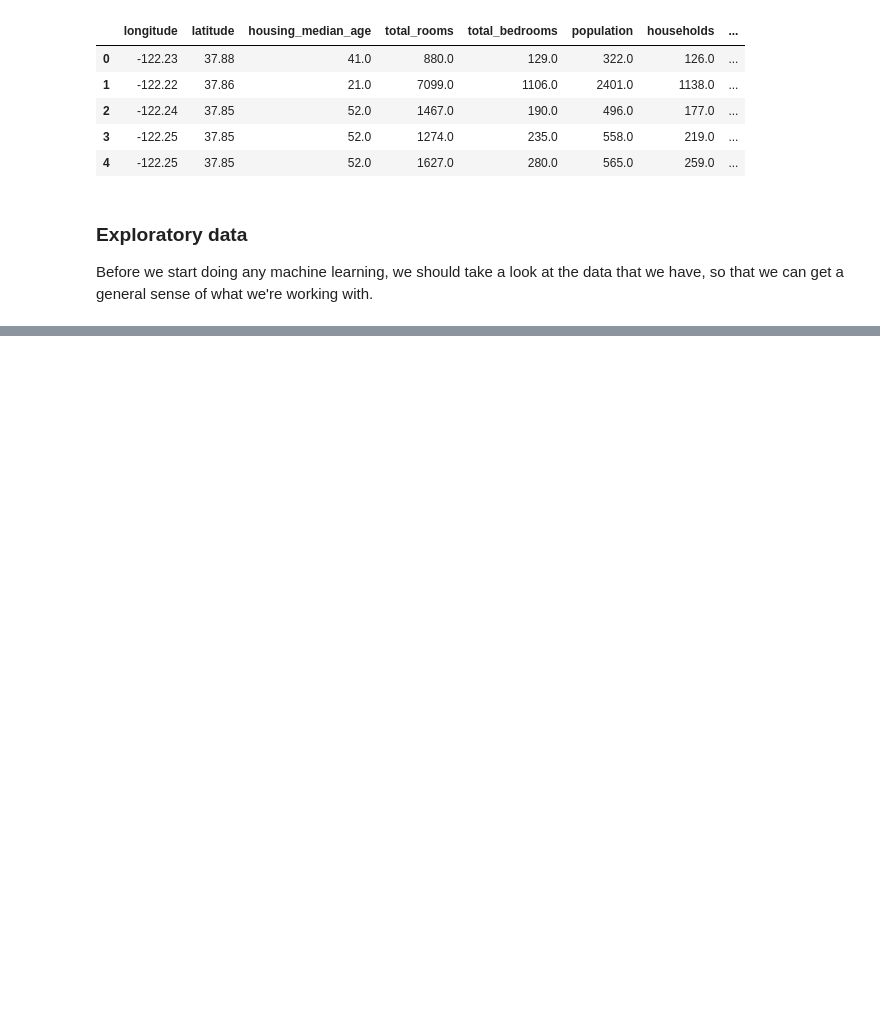
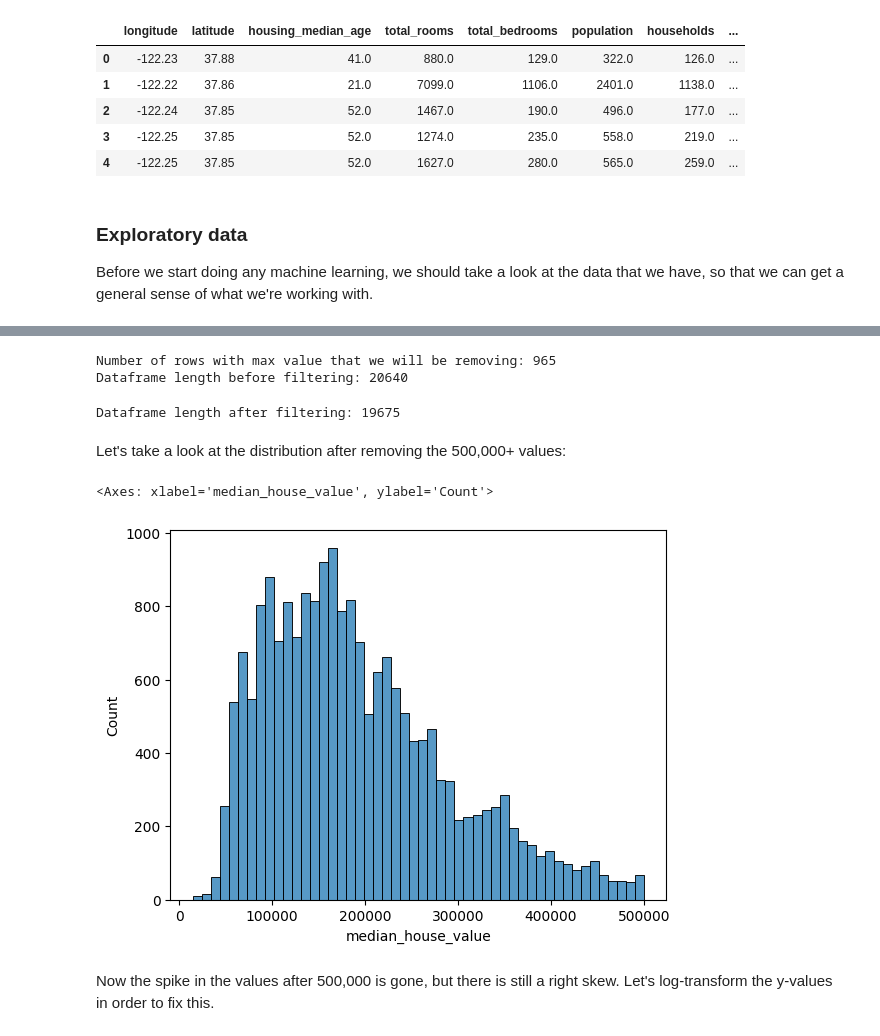
Before and after one commit to mark-torres10/personal_website, a Jupyter notebook: _jupyter/2023-12-22-linear-regression-example.ipynb, the cells around one changed output, grey strips where cells are left out. Saved outputs shown, nothing was run; the diff lists cells and outputs as text; code cells hidden in the pictures; blank space fills up the shorter version.

```diff
--- a/_jupyter/2023-12-22-linear-regression-example.ipynb
+++ b/_jupyter/2023-12-22-linear-regression-example.ipynb
@@ -40,0 +70,2 @@ Before we start doing any machine learning, we should take a look at the data th
+# %%
+max_house_value = df["median_house_value"].max()
@@ -40,0 +79,22 @@ Before we start doing any machine learning, we should take a look at the data th
+# %%
+print(f"Number of rows with max value that we will be removing: {num_max_coded_rows}")
+print(f"Dataframe length before filtering: {len(df)}")
+# %% [output]
+Number of rows with max value that we will be removing: 965
+Dataframe length before filtering: 20640
+# %%
+# exclude all rows where median_house_value is equal to the max value
+df = df[df["median_house_value"] != max_house_value]
+# %%
+print(f"Dataframe length after filtering: {len(df)}")
+# %% [output]
+Dataframe length after filtering: 19675
+# %% [markdown]
+Let's take a look at the distribution after removing the 500,000+ values:
+# %%
+sns.histplot(df["median_house_value"], bins=50)
+# %% [output]
+<Axes: xlabel='median_house_value', ylabel='Count'>
+[figure, added]
+# %% [markdown]
+Now the spike in the values after 500,000 is gone, but there is still a right skew. Let's log-transform the y-values in order to fix this.
```
Also changed, not shown: parts of 24 cells of this notebook, 5 other files.
